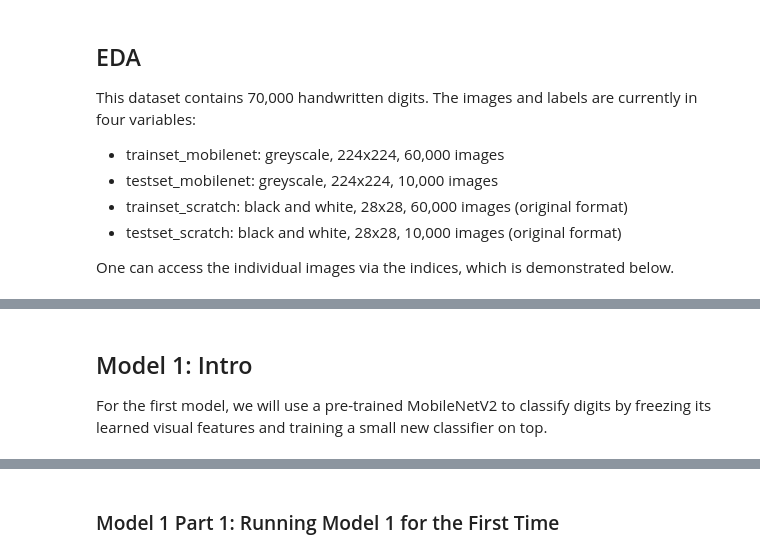
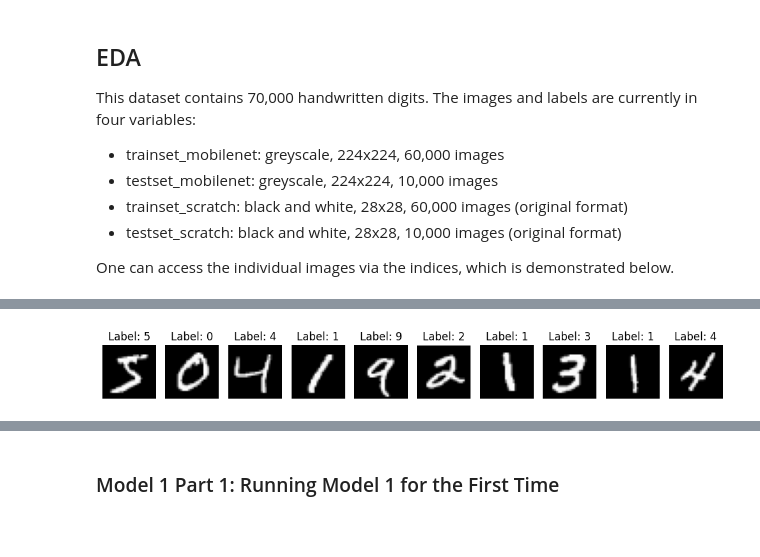
Before and after one commit to ANKershaw/Digit_Prediction, a Jupyter notebook: notebook.ipynb, the cells around one changed output, grey strips where cells are left out. Drawn from its saved outputs; the diff is of its cells as text; code cells hidden in the pictures; blank space fills up the shorter version.

```diff
--- a/notebook.ipynb
+++ b/notebook.ipynb
@@ -131,3 +101,0 @@ val_loader_scratch = DataLoader(testset_scratch, batch_size=32, shuffle=False)
-# %% [markdown]
-## Model 1: Intro
-For the first model, we will use a pre-trained MobileNetV2 to classify digits by freezing its learned visual features and training a small new classifier on top.
@@ -177,0 +102,19 @@ criterion = nn.CrossEntropyLoss()
+# %%
+# Create a figure and a set of subplots (1 row, 2 columns)
+
+fig, axs = plt.subplots(1, 10, figsize=(10, 3))
+
+for i in range(10):
+    img, label = trainset_scratch[i]
+
+    # Convert tensor → numpy and remove channel dimension
+    img = img.squeeze().numpy()
+
+    axs[i].imshow(img, cmap='gray')
+    axs[i].set_title(f"Label: {label}")
+    axs[i].axis('off')
+
+plt.tight_layout()
+plt.show()
+# %% [output]
+[figure, added]
```
Also changed, not shown: parts of 14 cells of this notebook, 3 other files.
